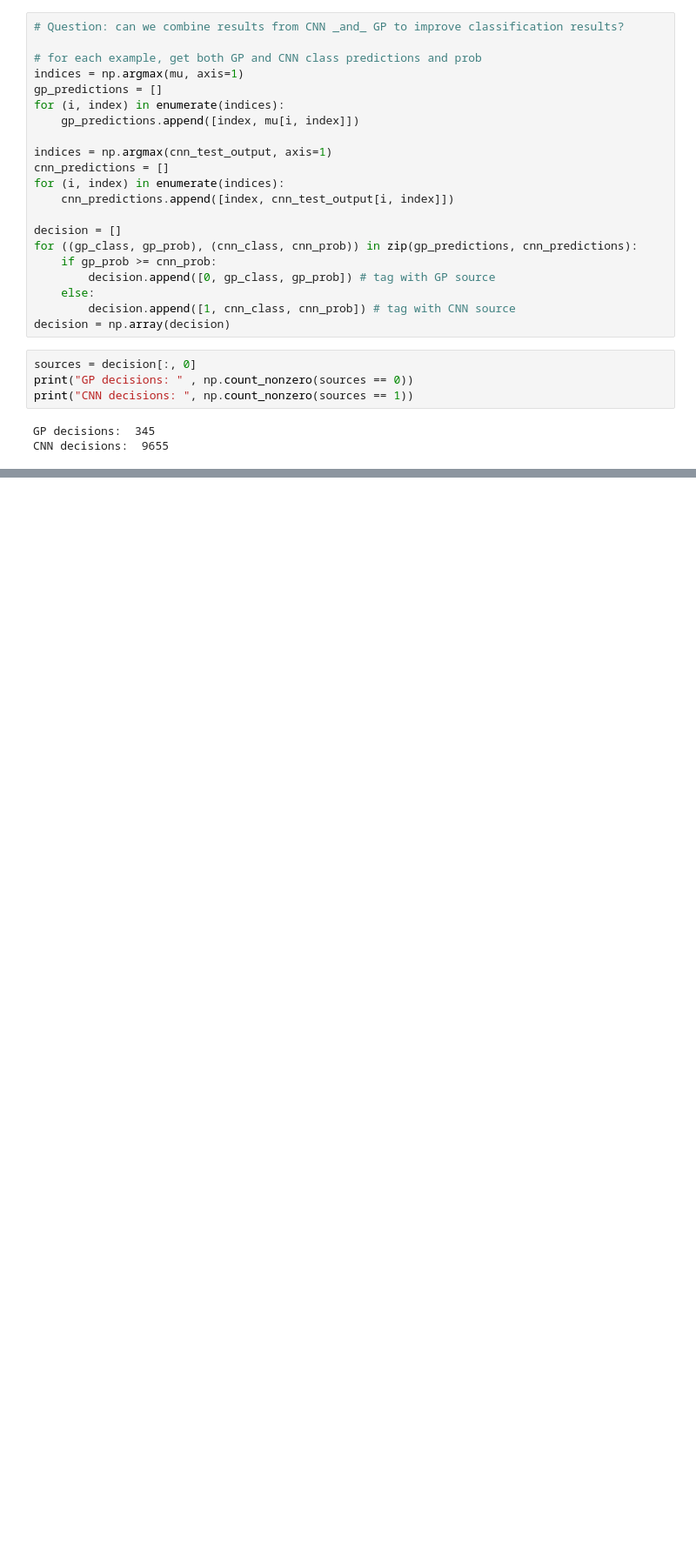
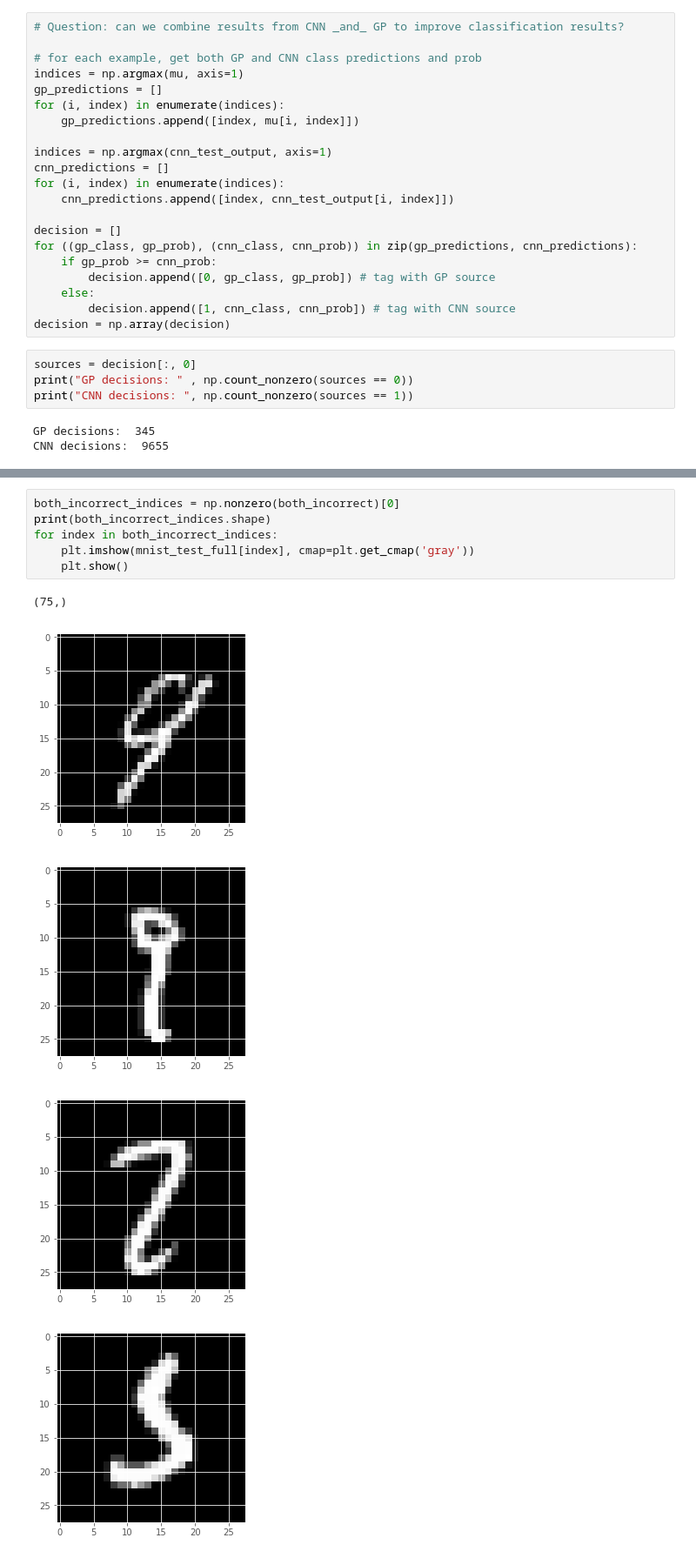
Before and after one commit to flyingsilverfin/CNN_GP_MNIST, a Jupyter notebook: src/GPFlow_testing.ipynb, the cells around one changed output, grey strips where cells are left out. Shown at 87% size. Saved outputs shown, nothing was run; the diff lists cells and outputs as text; blank space fills up the shorter version.

```diff
--- a/src/GPFlow_testing.ipynb
+++ b/src/GPFlow_testing.ipynb
@@ -517,0 +483,12 @@ Overlap misclassified CNN vs GP:  35
+# %%
+both_incorrect_indices = np.nonzero(both_incorrect)[0]
+print(both_incorrect_indices.shape)
+for index in both_incorrect_indices:
+    plt.imshow(mnist_test_full[index], cmap=plt.get_cmap('gray'))
+    plt.show()
+# %% [output]
+(75,)
+[figure, added]
+[figure, added]
+[figure, added]
+[figure, added]
```
Also changed, not shown: parts of 23 cells of this notebook, 1 other file.
